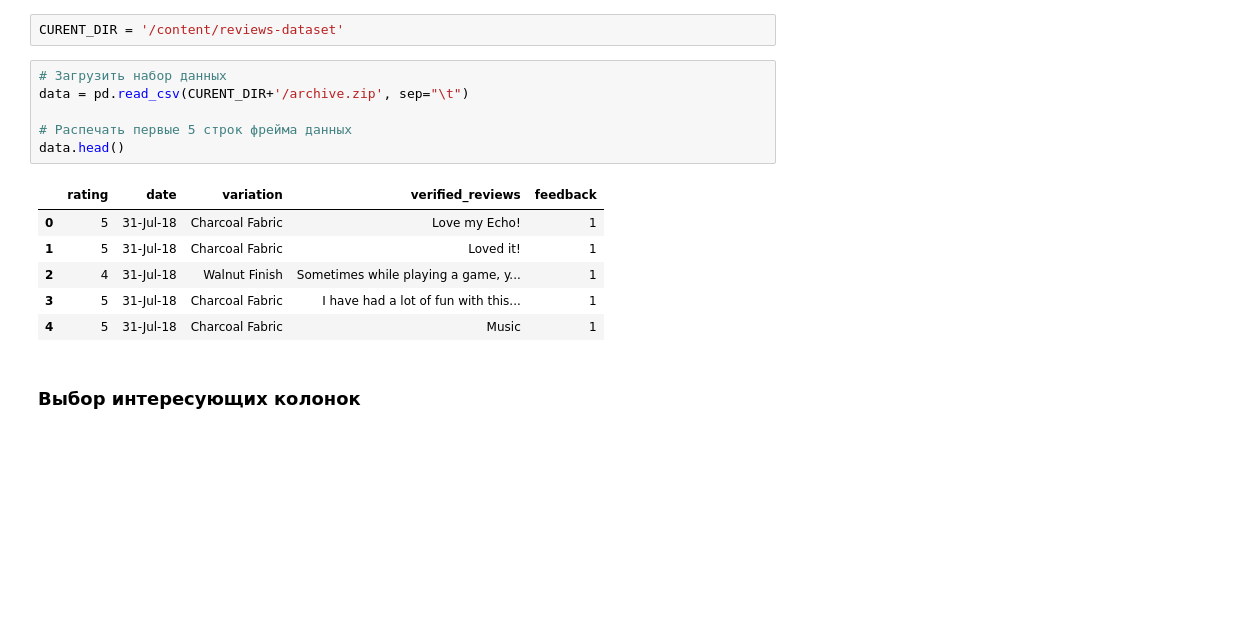
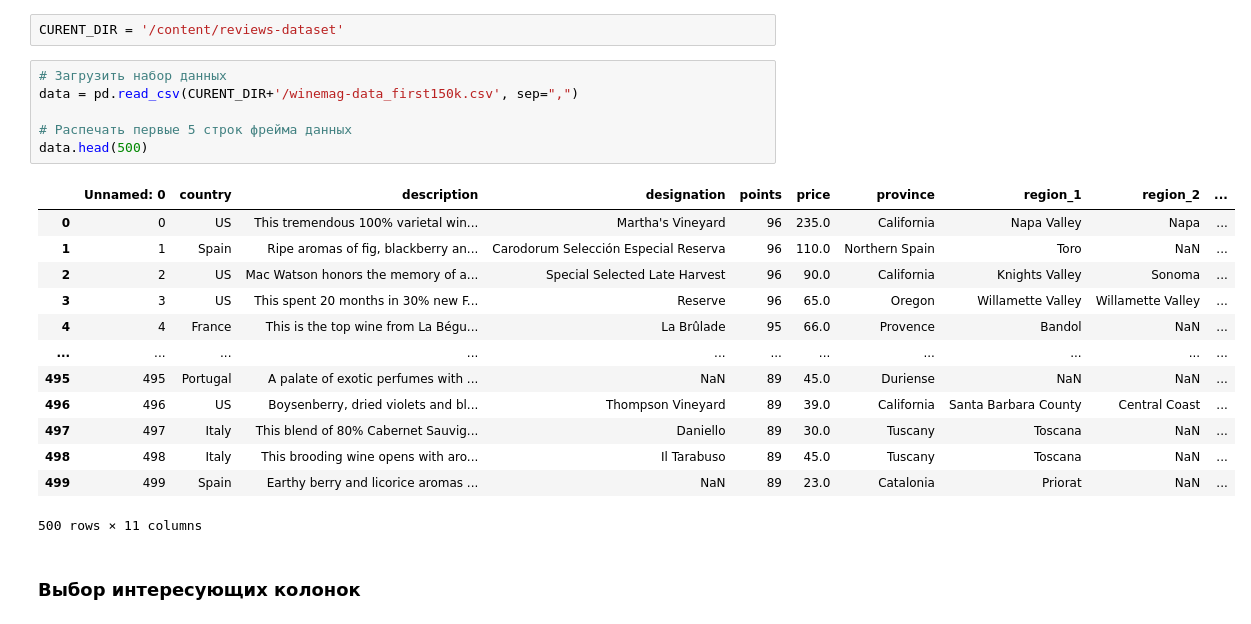
Before and after one commit to RUSEB/Colab, a Jupyter notebook: Копия_блокнота_"workshop_MainFlow_ipynb".ipynb, the cells around one changed output. Drawn from its saved outputs; the diff is of its cells as text; blank space fills up the shorter version.

```diff
--- a/Копия_блокнота_"workshop_MainFlow_ipynb".ipynb
+++ b/Копия_блокнота_"workshop_MainFlow_ipynb".ipynb
@@ -86,17 +104,24 @@ warnings.filterwarnings('ignore')
 CURENT_DIR = '/content/reviews-dataset'
 # %%
 # Загрузить набор данных
-data = pd.read_csv(CURENT_DIR+'/archive.zip', sep="\t")
+data = pd.read_csv(CURENT_DIR+'/winemag-data_first150k.csv', sep=",")
 
 # Распечать первые 5 строк фрейма данных
-data.head()
+data.head(500)
 # %% [output]
-|  | rating | date | variation | verified_reviews | feedback |
-| 0 | 5 | 31-Jul-18 | Charcoal Fabric | Love my Echo! | 1 |
-| 1 | 5 | 31-Jul-18 | Charcoal Fabric | Loved it! | 1 |
-| 2 | 4 | 31-Jul-18 | Walnut Finish | Sometimes while playing a game, y... | 1 |
-| 3 | 5 | 31-Jul-18 | Charcoal Fabric | I have had a lot of fun with this... | 1 |
-| 4 | 5 | 31-Jul-18 | Charcoal Fabric | Music | 1 |
+|  | Unnamed: 0 | country | description | designation | points | price | province | region_1 | region_2 | ... |
+| 0 | 0 | US | This tremendous 100% varietal win... | Martha's Vineyard | 96 | 235.0 | California | Napa Valley | Napa | ... |
+| 1 | 1 | Spain | Ripe aromas of fig, blackberry an... | Carodorum Selección Especial Reserva | 96 | 110.0 | Northern Spain | Toro | NaN | ... |
+| 2 | 2 | US | Mac Watson honors the memory of a... | Special Selected Late Harvest | 96 | 90.0 | California | Knights Valley | Sonoma | ... |
+| 3 | 3 | US | This spent 20 months in 30% new F... | Reserve | 96 | 65.0 | Oregon | Willamette Valley | Willamette Valley | ... |
+| 4 | 4 | France | This is the top wine from La Bégu... | La Brûlade | 95 | 66.0 | Provence | Bandol | NaN | ... |
+| ... | ... | ... | ... | ... | ... | ... | ... | ... | ... | ... |
+| 495 | 495 | Portugal | A palate of exotic perfumes with ... | NaN | 89 | 45.0 | Duriense | NaN | NaN | ... |
+| 496 | 496 | US | Boysenberry, dried violets and bl... | Thompson Vineyard | 89 | 39.0 | California | Santa Barbara County | Central Coast | ... |
+| 497 | 497 | Italy | This blend of 80% Cabernet Sauvig... | Daniello | 89 | 30.0 | Tuscany | Toscana | NaN | ... |
+| 498 | 498 | Italy | This brooding wine opens with aro... | Il Tarabuso | 89 | 45.0 | Tuscany | Toscana | NaN | ... |
+| 499 | 499 | Spain | Earthy berry and licorice aromas ... | NaN | 89 | 23.0 | Catalonia | Priorat | NaN | ... |
+500 rows × 11 columns
 # %% [markdown]
 ### Выбор интересующих колонок
 # %% [markdown]
```
Also changed, not shown: parts of 19 cells of this notebook.
